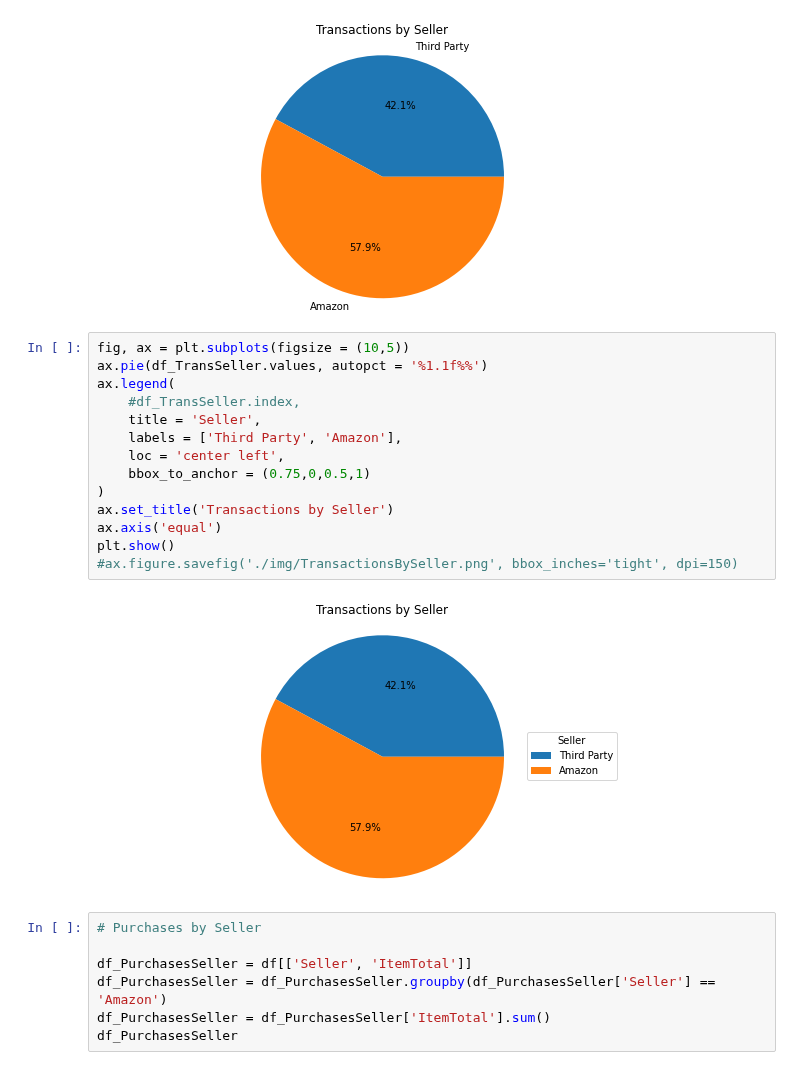
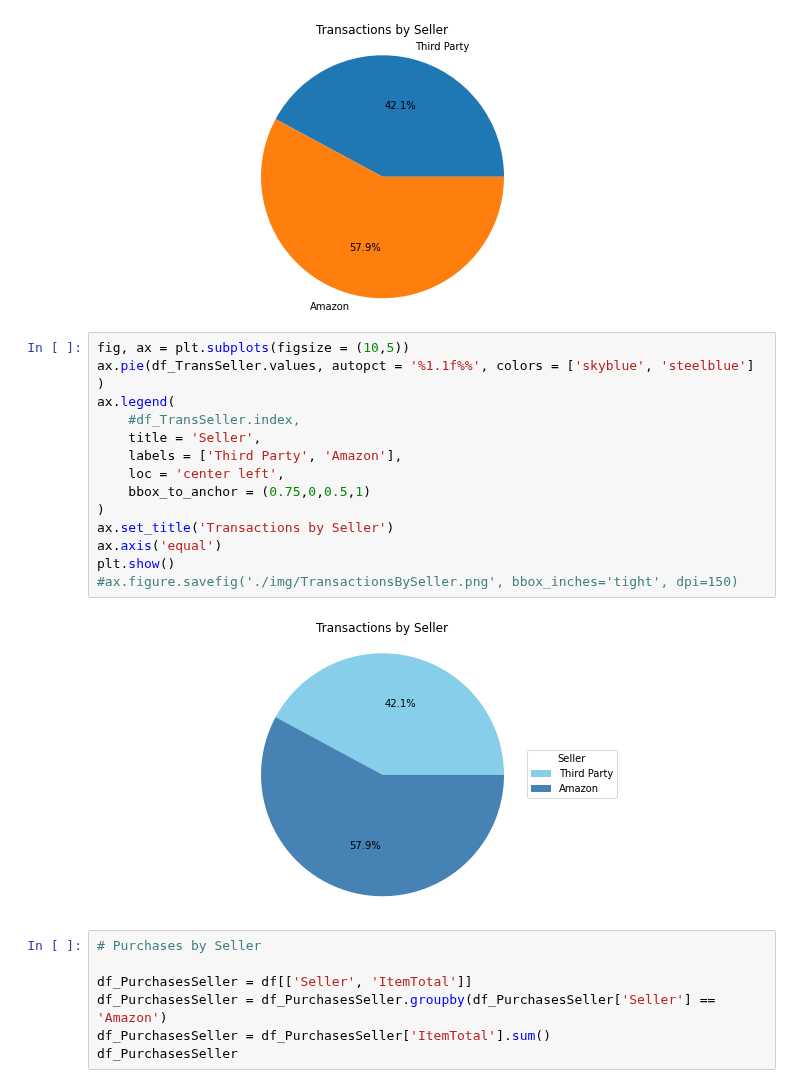
Before and after one commit to AmitSamra/AmazonOrderHistory, a Jupyter notebook: AmazonOrderHistory.ipynb, the cells around one changed output. Cells and saved outputs as stored; diff of their text form.

```diff
--- a/AmazonOrderHistory.ipynb
+++ b/AmazonOrderHistory.ipynb
@@ -855,20 +855,20 @@ plt.show()
 [figure]
 # %%
 fig, ax = plt.subplots(figsize = (10,5))
-ax.pie(df_TransSeller.values, autopct = '%1.1f%%')
+ax.pie(df_TransSeller.values, autopct = '%1.1f%%', colors = ['skyblue', 'steelblue'] )
 ax.legend(
     #df_TransSeller.index,
     title = 'Seller',
     labels = ['Third Party', 'Amazon'],
     loc = 'center left',
     bbox_to_anchor = (0.75,0,0.5,1)
 )
 ax.set_title('Transactions by Seller')
 ax.axis('equal')
 plt.show()
 #ax.figure.savefig('./img/TransactionsBySeller.png', bbox_inches='tight', dpi=150)
 # %% [output]
-[figure, old version]
+[figure, new version]
 # %%
 # Purchases by Seller
 
```
Also changed, not shown: parts of 15 cells of this notebook, 10 other files.
